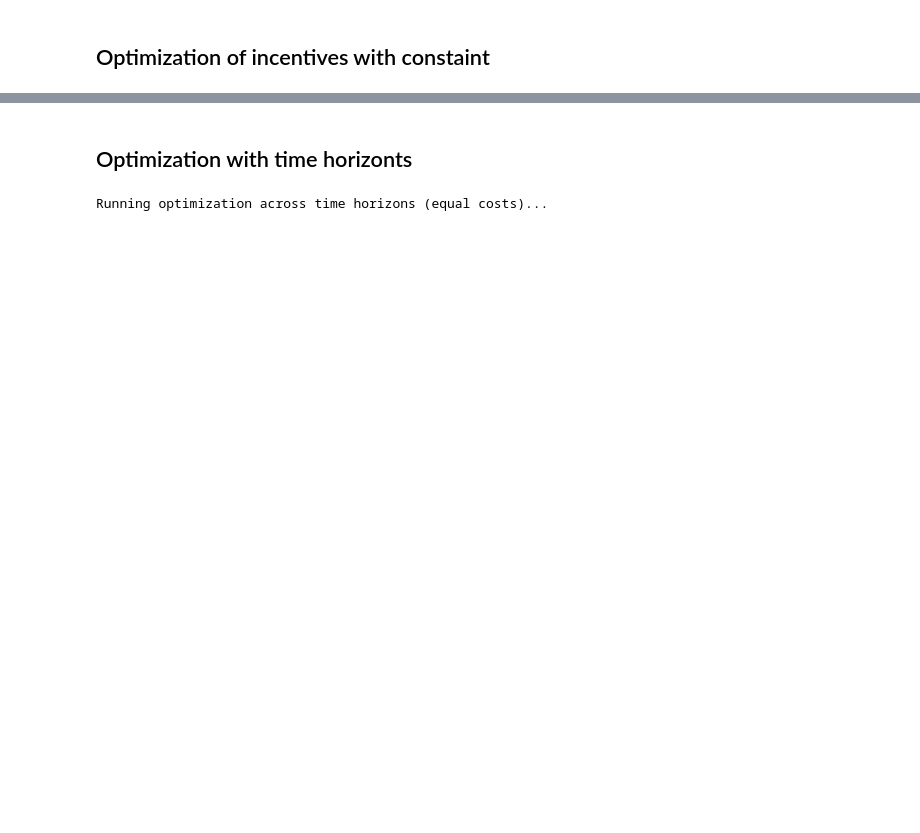
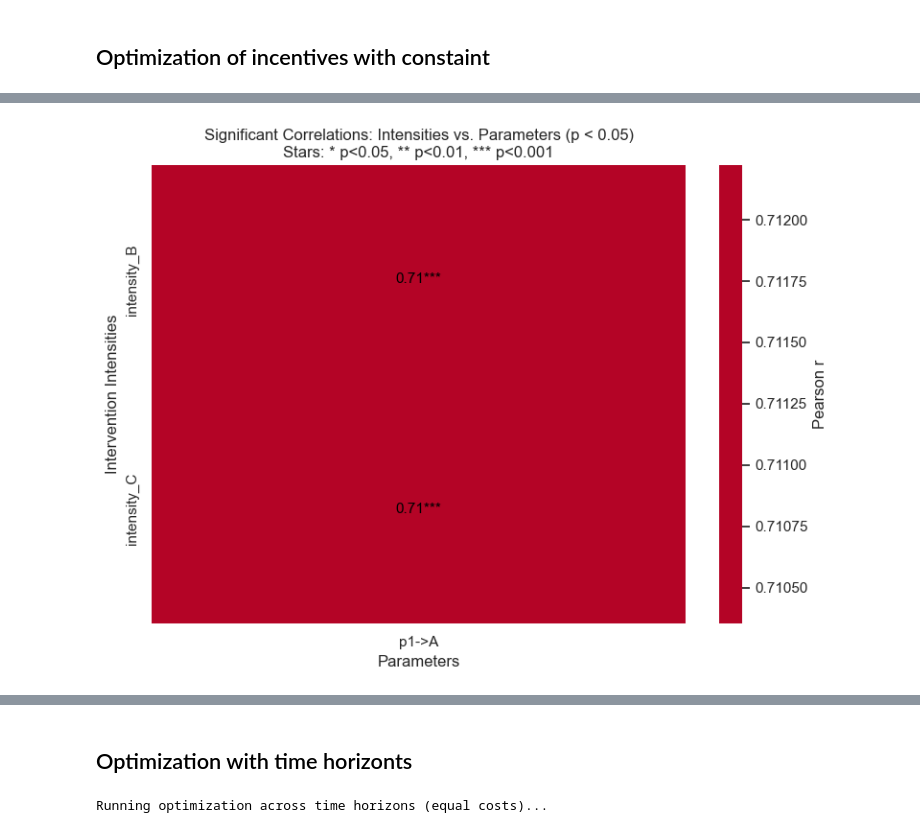
Before and after one commit to vvvasconcelos/SystemsInsightPipeline, a Jupyter notebook: tutorials/Alzheimer.ipynb, the cells around one changed output, grey strips where cells are left out. Cells and saved outputs as stored; diff of their text form; code cells hidden in the pictures; blank space fills up the shorter version.

```diff
--- a/tutorials/Alzheimer.ipynb
+++ b/tutorials/Alzheimer.ipynb
@@ -255,0 +291,98 @@ Optimization results summary (100 equilibria):
+# %%
+# Visualize only significant, non-NaN cross-correlations between intervention intensities and parameters (using opt_df)
+# Add stars to indicate significance level and make non-significant effects transparent
+import seaborn as sns
+import matplotlib.pyplot as plt
+import numpy as np
+from scipy.stats import pearsonr
+import re
+
+def pretty_param_name(col):
+    # Match custom equation param columns: param_*eq_params_{var}*#N
+    m = re.search(r"eq_params_([A-Za-z0-9]+).*#(\d+)", col)
+    if m:
+        var = m.group(1)
+        idx = int(m.group(2))
+        return f"p{idx}->{var}"
+    return col
+
+def get_intensity_and_param_columns(df):
+    intensity_cols = [col for col in df.columns if col.startswith('intensity_')]
+    param_cols = [col for col in df.columns if col.startswith('param_') and not col.endswith('_type')]
+    return intensity_cols, param_cols
+
+intensity_cols, param_cols = get_intensity_and_param_columns(opt_df)
+
+# Use pretty names for parameter columns
+pretty_param_cols = [pretty_param_name(c) for c in param_cols]
+
+print(f"Detected intensity columns: {intensity_cols}")
+print(f"Detected parameter columns: {param_cols}")
+print(f"Pretty parameter columns: {pretty_param_cols}")
+
+# Compute correlation and p-value matrices
+corr_matrix = np.full((len(intensity_cols), len(param_cols)), np.nan)
+pval_matrix = np.full((len(intensity_cols), len(param_cols)), np.nan)
+
+for i, int_col in enumerate(intensity_cols):
+    for j, par_col in enumerate(param_cols):
+        x = opt_df[int_col]
+        y = opt_df[par_col]
+        mask = x.notna() & y.notna()
+        if mask.sum() > 2 and np.nanstd(y[mask]) > 0 and np.nanstd(x[mask]) > 0:
+            r, p = pearsonr(x[mask], y[mask])
+            corr_matrix[i, j] = r
+            pval_matrix[i, j] = p
+
+# Mask for significant and non-NaN correlations (e.g., p < 0.05)
+sig_mask = (pval_matrix < 0.05) & ~np.isnan(corr_matrix)
+
+# Filter out columns (parameters) with all NaN or all non-significant
+keep_param = np.any(sig_mask, axis=0)
+keep_intensity = np.any(sig_mask, axis=1)
+
+filtered_corr = corr_matrix[np.ix_(keep_intensity, keep_param)]
+filtered_pval = pval_matrix[np.ix_(keep_intensity, keep_param)]
+filtered_sig = sig_mask[np.ix_(keep_intensity, keep_param)]
+filtered_intensity = [intensity_cols[i] for i, keep in enumerate(keep_intensity) if keep]
+filtered_param = [pretty_param_cols[j] for j, keep in enumerate(keep_param) if keep]
+
+# Prepare annotation matrix with stars for significance, blank for non-significant
+def get_stars(p):
+    if p < 0.001:
+        return '***'
+    elif p < 0.01:
+        return '**'
+    elif p < 0.05:
+        return '*'
+    else:
+        return ''
+
+annotation = np.empty(filtered_corr.shape, dtype=object)
+for i in range(filtered_corr.shape[0]):
+    for j in range(filtered_corr.shape[1]):
+        val = filtered_corr[i, j]
+        p = filtered_pval[i, j]
+        if np.isnan(val) or p >= 0.05:
+            annotation[i, j] = ''
+        else:
+            stars = get_stars(p)
+            annotation[i, j] = f'{val:.2f}{stars}'
+
+# Mask for heatmap: True for cells to be transparent (non-significant)
+plot_mask = ~filtered_sig | np.isnan(filtered_corr)
+
+if filtered_corr.size == 0:
+    print('No significant correlations found.')
+else:
+    plt.figure(figsize=(max(8, len(filtered_param) + 3), max(6, len(filtered_intensity) + 2)))
+    sns.heatmap(filtered_corr, annot=annotation, fmt='', cmap='coolwarm', center=0,
+                xticklabels=filtered_param, yticklabels=filtered_intensity,
+                mask=plot_mask, cbar_kws={'label': 'Pearson r'},
+                annot_kws={"color": "black", "fontsize": 11, "alpha": 1})
+    plt.title('Significant Correlations: Intensities vs. Parameters (p < 0.05)\nStars: * p<0.05, ** p<0.01, *** p<0.001')
+    plt.xlabel('Parameters')
+    plt.ylabel('Intervention Intensities')
+    plt.tight_layout()
+    plt.show()
+# %% [output]
@@ -255,0 +392 @@ Optimization results summary (100 equilibria):
+[figure, added]
```
Also changed, not shown: parts of 19 cells of this notebook, 7 other files.
